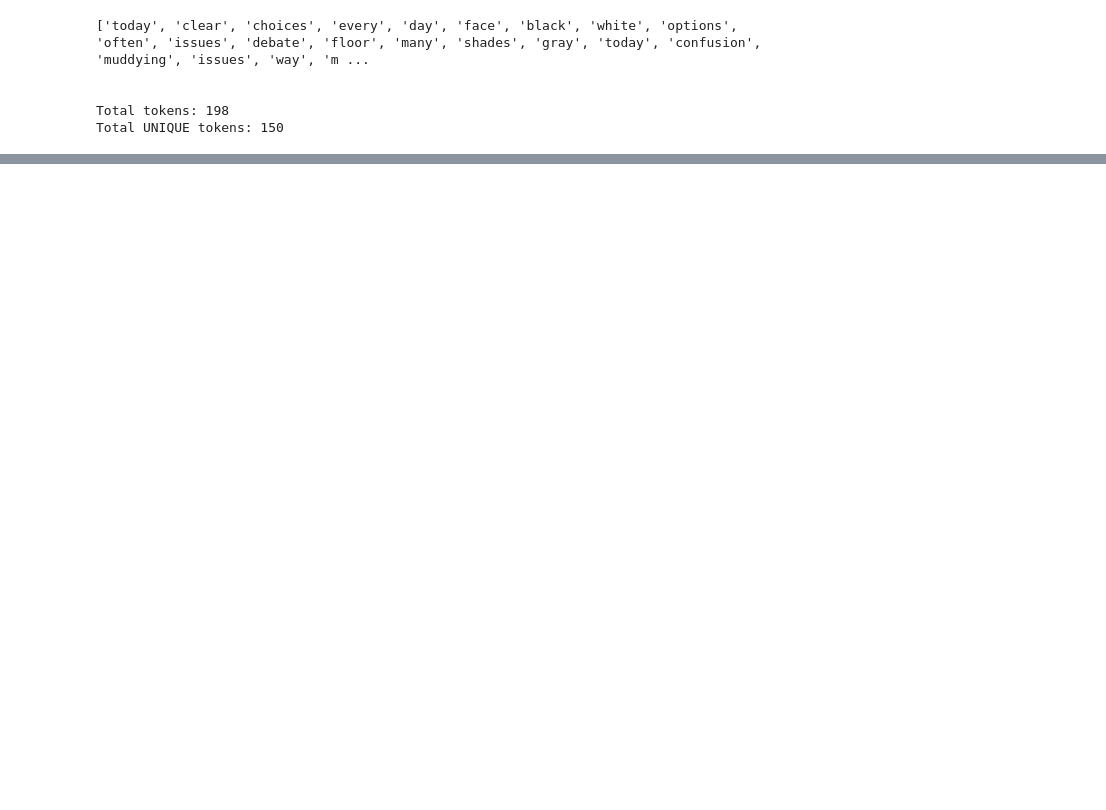
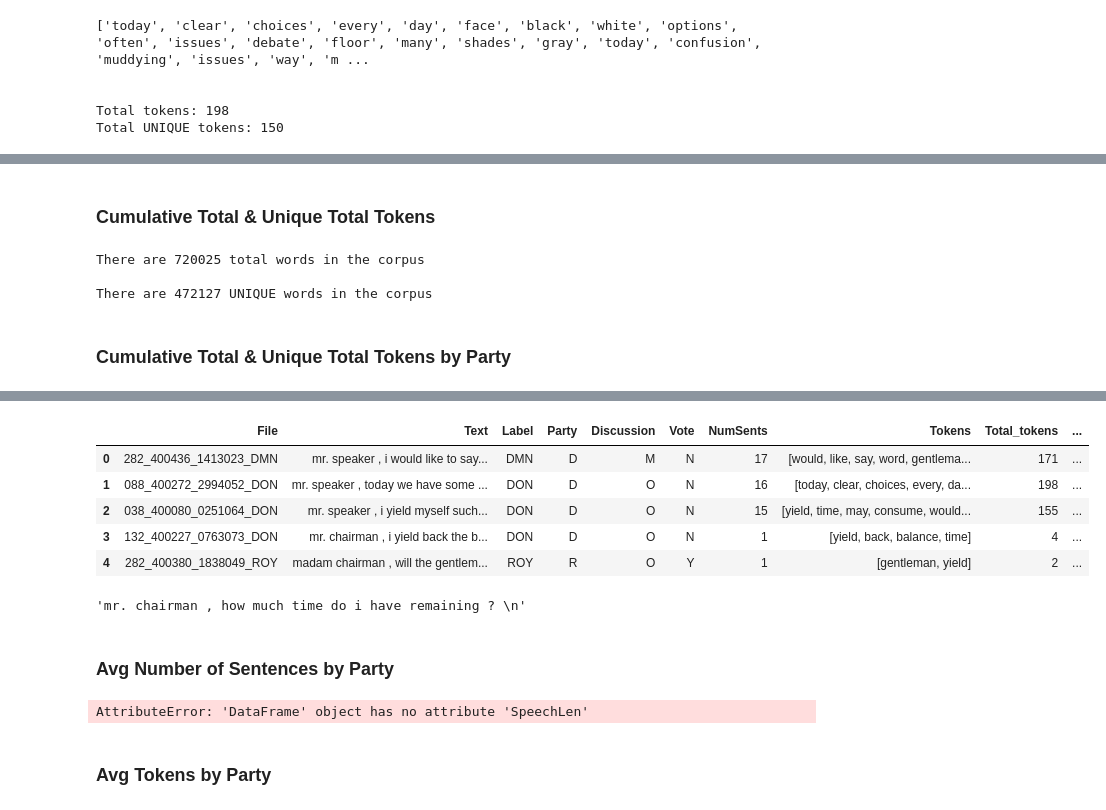
Before and after one commit to JillJenkins/PoliticalSpeechGenerator, a Jupyter notebook: Convote.ipynb, the cells around one changed output, grey strips where cells are left out. Cells and saved outputs as stored; diff of their text form; code cells hidden in the pictures; blank space fills up the shorter version.

```diff
--- a/Convote.ipynb
+++ b/Convote.ipynb
@@ -130,0 +136,4 @@ Name: Party, dtype: int64
+# %%
+# Add column for sentence count
+train_data['NumSents'] = train_data['Text'].apply(lambda x: len(x.strip().split('\n')))
+test_data['NumSents'] = test_data['Text'].apply(lambda x: len(x.strip().split('\n')))
@@ -191,3 +221,14 @@ ItoksU = (sum(train_data.Unique_tokens[train_data['Party'] == 'I']))
+# %% [markdown]
+### Cumulative Total  & Unique Total Tokens
+# %%
+print(f'There are {totalToks} total words in the corpus', '\n')
+print(f'There are {totalToksU} UNIQUE words in the corpus')
+# %% [output]
+There are 720025 total words in the corpus
+
+There are 472127 UNIQUE words in the corpus
+# %% [markdown]
+### Cumulative Total & Unique Total Tokens by Party
 # %%
 print(f'There are {Rtoks} words in the Republican speeches')
 print(f'There are {Dtoks} words in the Democrat speeches')
@@ -205,3 +245,30 @@ There are 2293 words in the Independent speeches
 There are 200033 UNIQUE words in the Republican speeches
 There are 270662 UNIQUE words in the Democrat speeches
 There are 1432 UNIQUE words in the Independent speeches
+# %%
+train_data.head(5)
+# %% [output]
+|  | File | Text | Label | Party | Discussion | Vote | NumSents | Tokens | Total_tokens | ... |
+| 0 | 282_400436_1413023_DMN | mr. speaker , i would like to say... | DMN | D | M | N | 17 | [would, like, say, word, gentlema... | 171 | ... |
+| 1 | 088_400272_2994052_DON | mr. speaker , today we have some ... | DON | D | O | N | 16 | [today, clear, choices, every, da... | 198 | ... |
+| 2 | 038_400080_0251064_DON | mr. speaker , i yield myself such... | DON | D | O | N | 15 | [yield, time, may, consume, would... | 155 | ... |
+| 3 | 132_400227_0763073_DON | mr. chairman , i yield back the b... | DON | D | O | N | 1 | [yield, back, balance, time] | 4 | ... |
+| 4 | 282_400380_1838049_ROY | madam chairman , will the gentlem... | ROY | R | O | Y | 1 | [gentleman, yield] | 2 | ... |
+# %%
+test_data['Text'][0]
+# %% [output]
+'mr. chairman , how much time do i have remaining ? \n'
+# %% [markdown]
+### Avg Number of Sentences by Party
+# %%
+RsentAvg = round((train_data.SpeechLen[train_data['Party'] == 'R']).mean(), 2)
+DsentAvg = round((train_data.SpeechLen[train_data['Party'] == 'D']).mean(), 2)
+IsentAvg = round((train_data.SpeechLen[train_data['Party'] == 'I']).mean(), 2)
+
+print(f'Avg number of Republican Sentences/Speech: {RsentAvg}', '\n',
+      f'Avg number of Democrat Sentences/Speech: {DsentAvg}', '\n',
+      f'Avg number of Independent Sentences/Speech: {IsentAvg}')
+# %% [output]
+AttributeError: 'DataFrame' object has no attribute 'SpeechLen'
+# %% [markdown]
+### Avg Tokens by Party
```
Also changed, not shown: parts of 15 cells of this notebook.
